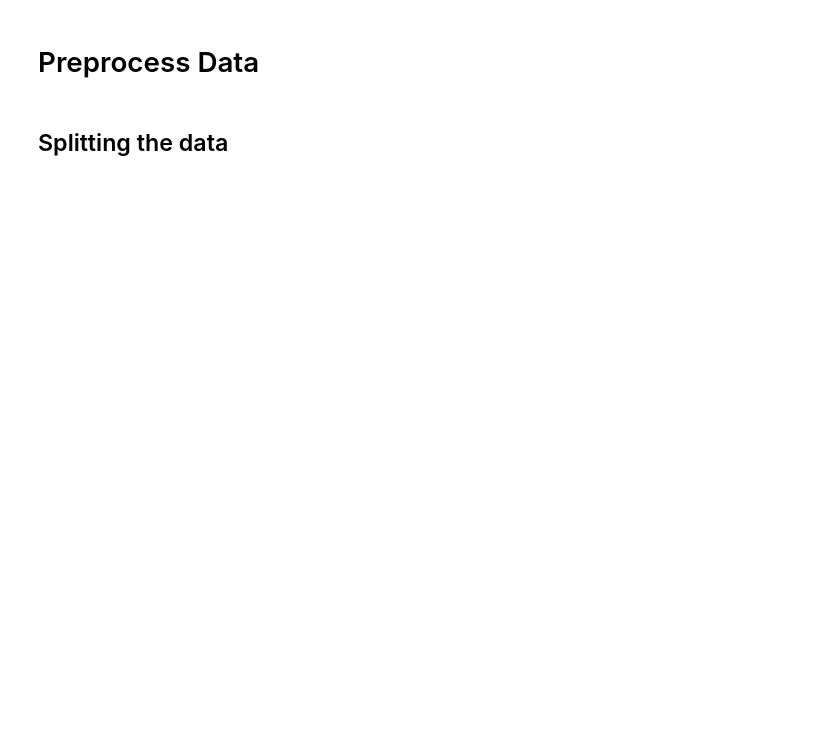
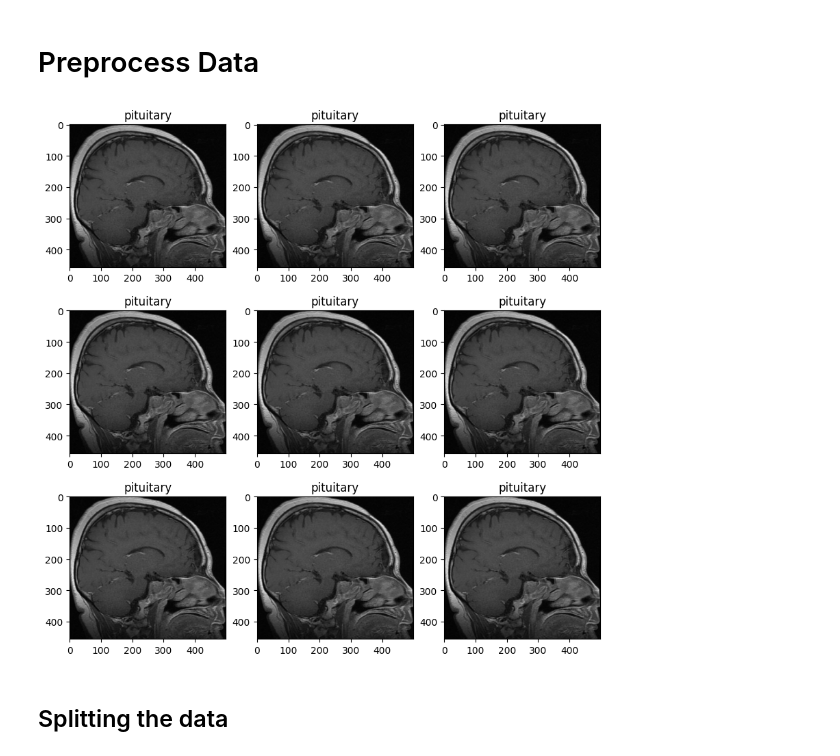
Before and after one commit to Devoalda/CSC3109_Brain_MRI_Classification, a Jupyter notebook: notebooks/VGG16_512.ipynb, the cells around one changed output. Saved outputs shown, nothing was run; the diff lists cells and outputs as text; code cells hidden in the pictures; blank space fills up the shorter version.

```diff
--- a/notebooks/VGG16_512.ipynb
+++ b/notebooks/VGG16_512.ipynb
@@ -87,64 +90,65 @@ sns.despine()
 # %% [markdown]
 # Preprocess Data
 # %%
-# from tqdm import tqdm
-# import cv2
-# import imutils
+from tqdm import tqdm
+import cv2
+import imutils
 
-# def crop_img(img):
+def crop_img(img):
 
-# 	# Find extreme points on the image and crop the rectangular out
+	# Find extreme points on the image and crop the rectangular out
 
-# 	gray = cv2.cvtColor(img, cv2.COLOR_RGB2GRAY)
-# 	gray = cv2.GaussianBlur(gray, (3, 3), 0)
+	gray = cv2.cvtColor(img, cv2.COLOR_RGB2GRAY)
+	gray = cv2.GaussianBlur(gray, (3, 3), 0)
 
-# 	# threshold the image, then perform a series of erosions +
-# 	# dilations to remove any small regions of noise
-# 	thresh = cv2.threshold(gray, 45, 255, cv2.THRESH_BINARY)[1]
-# 	thresh = cv2.erode(thresh, None, iterations=2)
-# 	thresh = cv2.dilate(thresh, None, iterations=2)
+	# threshold the image, then perform a series of erosions +
+	# dilations to remove any small regions of noise
+	thresh = cv2.threshold(gray, 45, 255, cv2.THRESH_BINARY)[1]
+	thresh = cv2.erode(thresh, None, iterations=2)
+	thresh = cv2.dilate(thresh, None, iterations=2)
 
-# 	# find contours in thresholded image, then grab the largest one
-# 	cnts = cv2.findContours(thresh.copy(), cv2.RETR_EXTERNAL, cv2.CHAIN_APPROX_SIMPLE)
-# 	cnts = imutils.grab_contours(cnts)
-# 	c = max(cnts, key=cv2.contourArea)
+	# find contours in thresholded image, then grab the largest one
+	cnts = cv2.findContours(thresh.copy(), cv2.RETR_EXTERNAL, cv2.CHAIN_APPROX_SIMPLE)
+	cnts = imutils.grab_contours(cnts)
+	c = max(cnts, key=cv2.contourArea)
 
-# 	# find the extreme points
-# 	extLeft = tuple(c[c[:, :, 0].argmin()][0])
-# 	extRight = tuple(c[c[:, :, 0].argmax()][0])
-# 	extTop = tuple(c[c[:, :, 1].argmin()][0])
-# 	extBot = tuple(c[c[:, :, 1].argmax()][0])
-# 	ADD_PIXELS = 0
-# 	new_img = img[extTop[1]-ADD_PIXELS:extBot[1]+ADD_PIXELS, extLeft[0]-ADD_PIXELS:extRight[0]+ADD_PIXELS].copy()
+	# find the extreme points
+	extLeft = tuple(c[c[:, :, 0].argmin()][0])
+	extRight = tuple(c[c[:, :, 0].argmax()][0])
+	extTop = tuple(c[c[:, :, 1].argmin()][0])
+	extBot = tuple(c[c[:, :, 1].argmax()][0])
+	ADD_PIXELS = 0
+	new_img = img[extTop[1]-ADD_PIXELS:extBot[1]+ADD_PIXELS, extLeft[0]-ADD_PIXELS:extRight[0]+ADD_PIXELS].copy()
 
-# 	return new_img
+	return new_img
 
-# def preprocess_images(directory):
-#     for dir in os.listdir(directory):
-#         path = os.path.join(directory, dir)
-#         for img_name in os.listdir(path):
-#             img_path = os.path.join(path, img_name)
-#             img = cv2.imread(img_path)
-#             cropped_img = crop_img(img)
-#             cv2.imwrite(img_path, cropped_img)
+def preprocess_images(directory):
+    for dir in os.listdir(directory):
+        path = os.path.join(directory, dir)
+        for img_name in os.listdir(path):
+            img_path = os.path.join(path, img_name)
+            img = cv2.imread(img_path)
+            cropped_img = crop_img(img)
+            cv2.imwrite(img_path, cropped_img)
 
-# # Preprocess the images before generating data
-# preprocess_images(dir)
-# preprocess_images(validation_dir)
+# Preprocess the images before generating data
+preprocess_images(dir)
 
-# # Display 1 image using matplotlib
-# plt.figure(figsize=(10, 10))
-# for i in range(9):
-#     plt.subplot(3, 3, i + 1)
-#     for curr_index in os.listdir(dir):
-#         path = os.path.join(dir, curr_index)
-#         for img_name in os.listdir(path):
-#             img_path = os.path.join(path, img_name)
-#             image = cv2.imread(img_path)
-#             plt.title(curr_index)
-#             plt.imshow(image)
-#             break
-#         break
+# Display 1 image using matplotlib
+plt.figure(figsize=(10, 10))
+for i in range(9):
+    plt.subplot(3, 3, i + 1)
+    for curr_index in os.listdir(dir):
+        path = os.path.join(dir, curr_index)
+        for img_name in os.listdir(path):
+            img_path = os.path.join(path, img_name)
+            image = cv2.imread(img_path)
+            plt.title(curr_index)
+            plt.imshow(image)
+            break
+        break
+# %% [output]
+[figure, added]
 # %% [markdown]
 ## Splitting the data
 # %%
```
Also changed, not shown: parts of 13 cells of this notebook, 1 other file.
